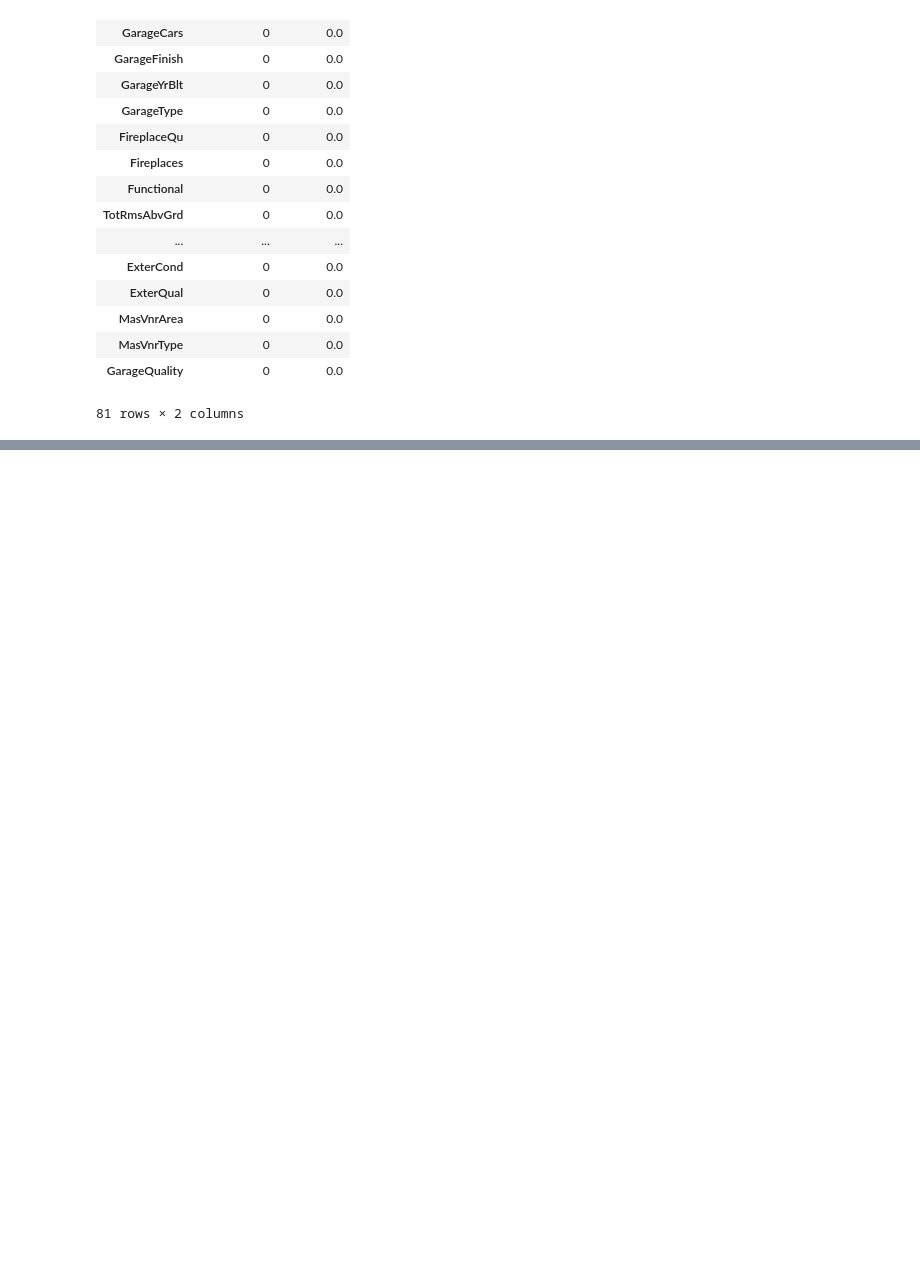
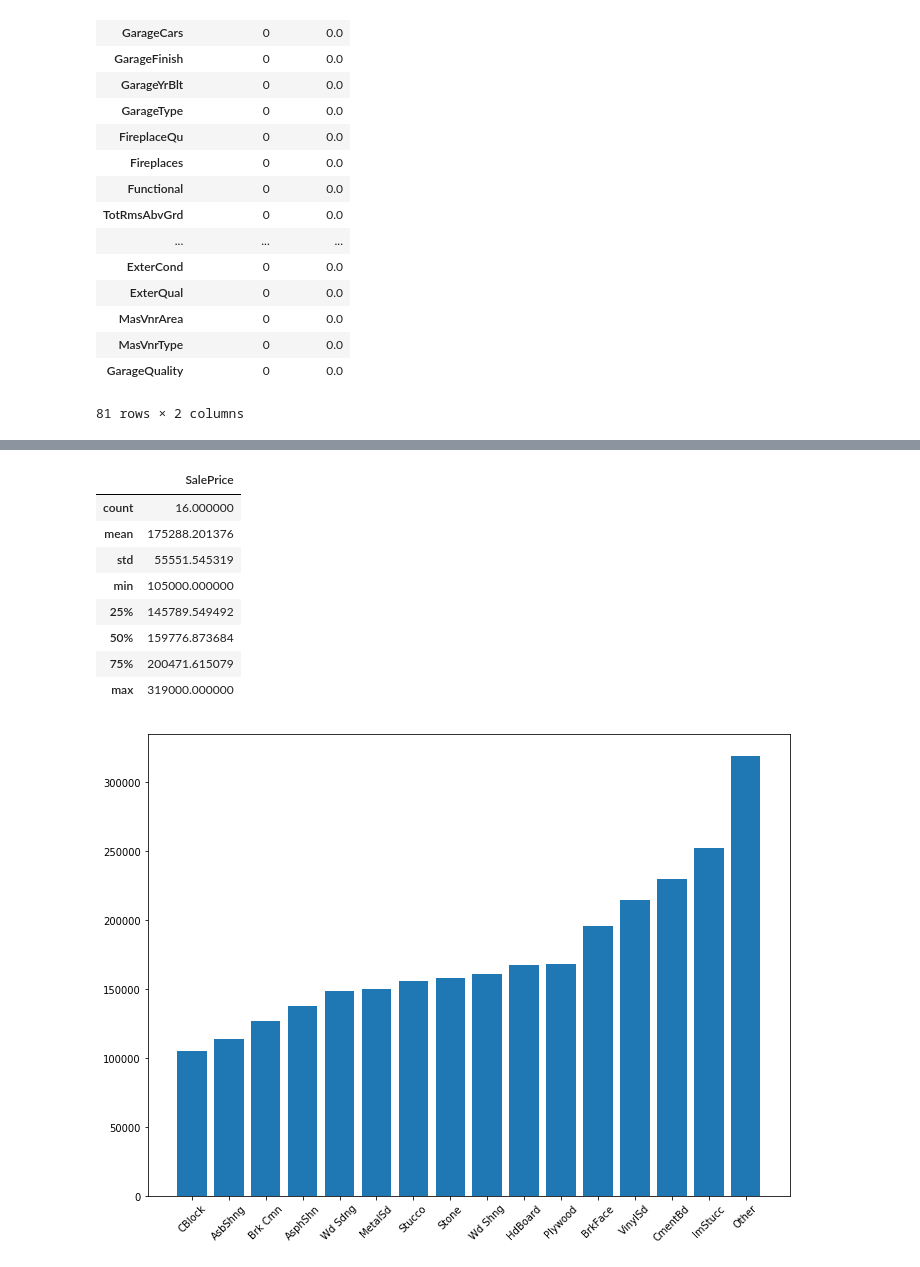
Before and after one commit to TiGaI/HousingPriceKaggleProject3, a Jupyter notebook: ames_eda.ipynb, the cells around one changed output, grey strips where cells are left out. Saved outputs shown, nothing was run; the diff lists cells and outputs as text; code cells hidden in the pictures; blank space fills up the shorter version.

```diff
--- a/ames_eda.ipynb
+++ b/ames_eda.ipynb
@@ -245,0 +376,13 @@ train_num_missing  ### 19
+# %%
+train_full['exterior1stC'], _ = pd.factorize(train_full['Exterior1st'], sort=True)
+train_full['exterior2ndC'], _ = pd.factorize(train_full['Exterior2nd'], sort=True)
+print(train_full['exterior2ndC'].corr(train_full['exterior1stC']))
+
+print(train_full['exterior2ndC'].corr(train_full['SalePrice']))
+print(train_full['exterior1stC'].corr(train_full['SalePrice']))
+train_full1 = train_full.groupby('exterior1stC').agg({'SalePrice': 'mean'})
+print(train_full1)
+train_full1 = train_full1.reset_index()
+train_full1 = pd.qcut(train_full1['SalePrice'], 4, labels=[0.25,0.5,0.75,1])
+train_full['ExteriorBin'] = train_full['exterior1stC'].apply(lambda x: train_full1[x])
+train_full['ExteriorBin'].value_counts()
@@ -245,0 +415,19 @@ train_num_missing  ### 19
+# %%
+fig, ax = plt.subplots(figsize=(11.5,8.5))
+a=train_full.groupby(['Exterior2nd']).agg({'SalePrice':'mean'}).reset_index()
+a.sort_values(by=['SalePrice'],inplace=True)
+plt.xticks(rotation=45)
+plt.bar(a['Exterior2nd'],a['SalePrice'])
+# b.set_xticklabels(b.get_xticklabels(),rotation=45)
+a.describe()
+# %% [output]
+|  | SalePrice |
+| count | 16.000000 |
+| mean | 175288.201376 |
+| std | 55551.545319 |
+| min | 105000.000000 |
+| 25% | 145789.549492 |
+| 50% | 159776.873684 |
+| 75% | 200471.615079 |
+| max | 319000.000000 |
+[figure, added]
```
Also changed, not shown: parts of 14 cells of this notebook.
